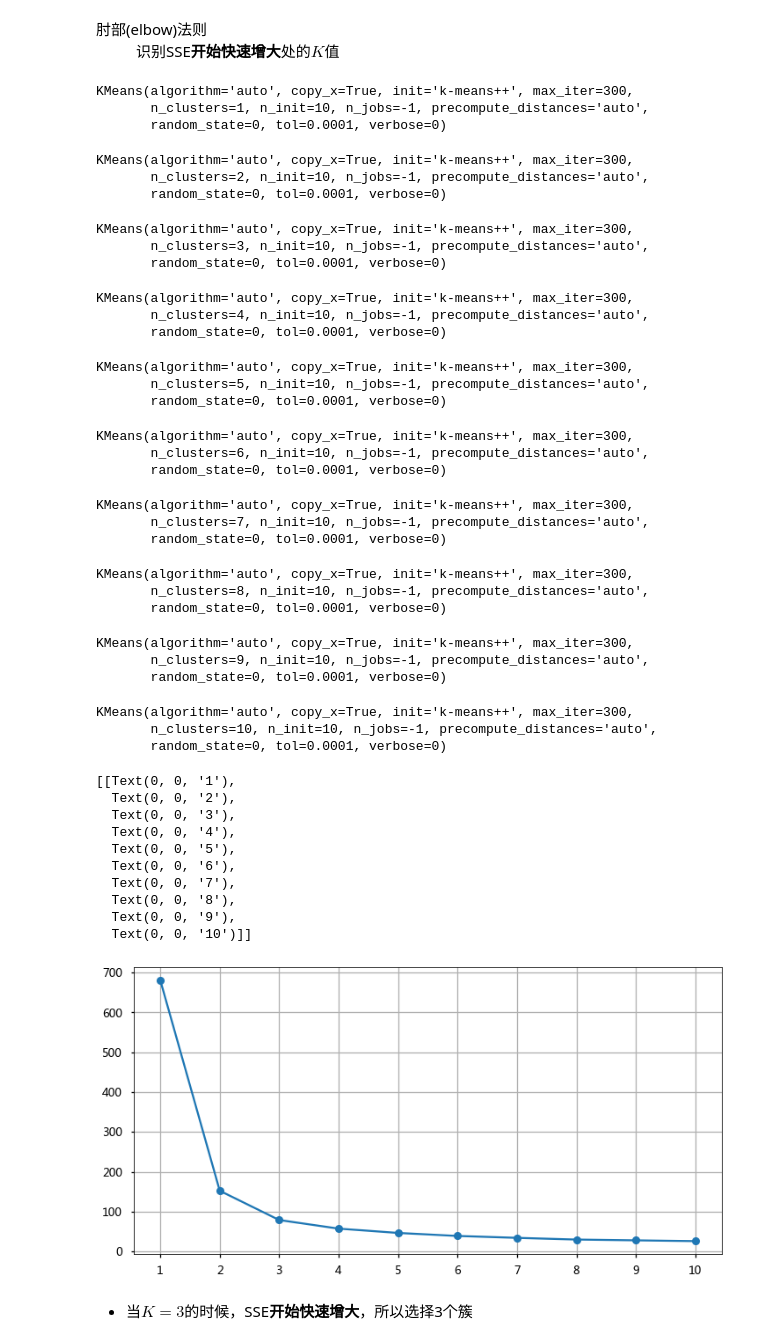
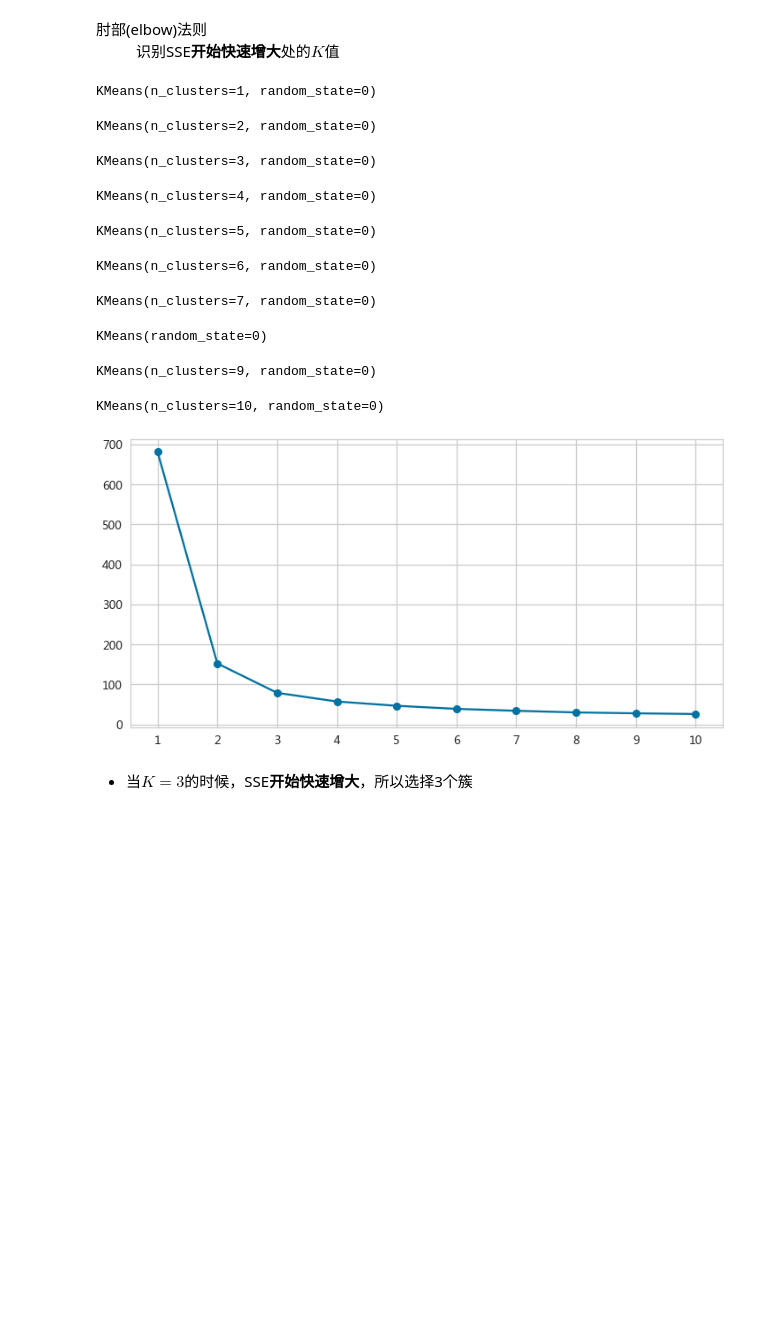
Before and after one commit to christinemu/biz-mining, a Jupyter notebook: Clustering.ipynb, the cells around one changed output. Cells and saved outputs as stored; diff of their text form; code cells hidden in the pictures; blank space fills up the shorter version.

Commit message:
Clustering0422

```diff
--- a/Clustering.ipynb
+++ b/Clustering.ipynb
@@ -267,4 +266,4 @@ from sklearn.cluster import KMeans
 # %%
-irisKmeans = KMeans(n_clusters=3,random_state=0,n_jobs=-1)
+irisKmeans = KMeans(n_clusters=3,random_state=0)
 irisKmeans
 # %% [output]
@@ -343,53 +338,23 @@ array([1, 1, 1, 1, 1, 1, 1, 1, 1, 1, 1, 1, 1, 1, 1, 1, 1, 1, 1, 1, 1, 1,
 </dl>
 # %%
 sse = []                ###记录每个k值对应的SSE
-for k in range(1,11):
-    km = KMeans(n_clusters=k,random_state=0,n_jobs=-1)
+for each in range(1,11):
+    km = KMeans(n_clusters=each,random_state=0)
     km.fit(irisX)
     sse.append(km.inertia_)
 ax = pd.Series(sse).plot(kind='line',figsize=(12,6),marker='o',grid=True,xticks=range(0,10))   #xticks：在哪些位置显示x轴刻度标签
-ax.set(xticklabels=range(1,11))        # 改变x轴标签显示，默认是从0开始
+_ = ax.set(xticklabels=range(1,11))        # 改变x轴标签显示，默认是从0开始
 # %% [output]
-KMeans(algorithm='auto', copy_x=True, init='k-means++', max_iter=300,
-       n_clusters=1, n_init=10, n_jobs=-1, precompute_distances='auto',
-       random_state=0, tol=0.0001, verbose=0)
+KMeans(n_clusters=1, random_state=0)
-KMeans(algorithm='auto', copy_x=True, init='k-means++', max_iter=300,
-       n_clusters=2, n_init=10, n_jobs=-1, precompute_distances='auto',
-       random_state=0, tol=0.0001, verbose=0)
+KMeans(n_clusters=2, random_state=0)
-KMeans(algorithm='auto', copy_x=True, init='k-means++', max_iter=300,
-       n_clusters=3, n_init=10, n_jobs=-1, precompute_distances='auto',
-       random_state=0, tol=0.0001, verbose=0)
+KMeans(n_clusters=3, random_state=0)
-KMeans(algorithm='auto', copy_x=True, init='k-means++', max_iter=300,
-       n_clusters=4, n_init=10, n_jobs=-1, precompute_distances='auto',
-       random_state=0, tol=0.0001, verbose=0)
+KMeans(n_clusters=4, random_state=0)
-KMeans(algorithm='auto', copy_x=True, init='k-means++', max_iter=300,
-       n_clusters=5, n_init=10, n_jobs=-1, precompute_distances='auto',
-       random_state=0, tol=0.0001, verbose=0)
+KMeans(n_clusters=5, random_state=0)
-KMeans(algorithm='auto', copy_x=True, init='k-means++', max_iter=300,
-       n_clusters=6, n_init=10, n_jobs=-1, precompute_distances='auto',
-       random_state=0, tol=0.0001, verbose=0)
+KMeans(n_clusters=6, random_state=0)
-KMeans(algorithm='auto', copy_x=True, init='k-means++', max_iter=300,
-       n_clusters=7, n_init=10, n_jobs=-1, precompute_distances='auto',
-       random_state=0, tol=0.0001, verbose=0)
+KMeans(n_clusters=7, random_state=0)
-KMeans(algorithm='auto', copy_x=True, init='k-means++', max_iter=300,
-       n_clusters=8, n_init=10, n_jobs=-1, precompute_distances='auto',
-       random_state=0, tol=0.0001, verbose=0)
+KMeans(random_state=0)
-KMeans(algorithm='auto', copy_x=True, init='k-means++', max_iter=300,
-       n_clusters=9, n_init=10, n_jobs=-1, precompute_distances='auto',
-       random_state=0, tol=0.0001, verbose=0)
+KMeans(n_clusters=9, random_state=0)
-KMeans(algorithm='auto', copy_x=True, init='k-means++', max_iter=300,
-       n_clusters=10, n_init=10, n_jobs=-1, precompute_distances='auto',
-       random_state=0, tol=0.0001, verbose=0)
+KMeans(n_clusters=10, random_state=0)
-[[Text(0, 0, '1'),
-  Text(0, 0, '2'),
-  Text(0, 0, '3'),
-  Text(0, 0, '4'),
-  Text(0, 0, '5'),
-  Text(0, 0, '6'),
-  Text(0, 0, '7'),
-  Text(0, 0, '8'),
-  Text(0, 0, '9'),
-  Text(0, 0, '10')]]
-[figure, old version]
+[figure, new version]
 # %% [markdown]
 - 当$K=3$的时候，SSE**开始快速增大**，所以选择3个簇
```
Also changed, not shown: parts of 49 cells of this notebook.
